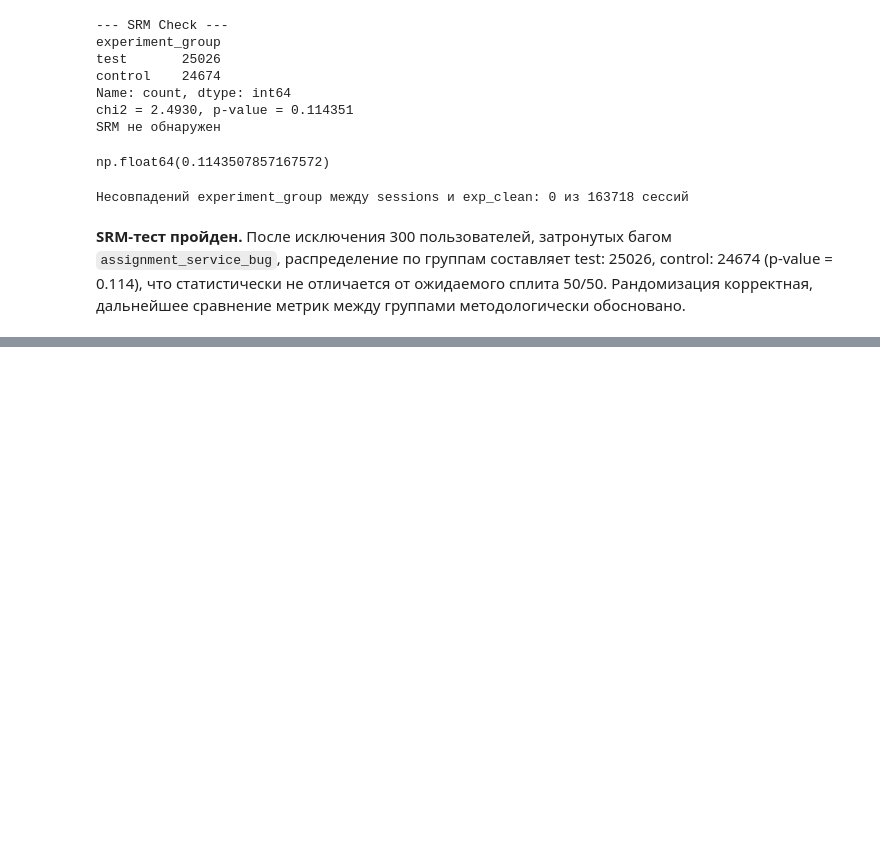
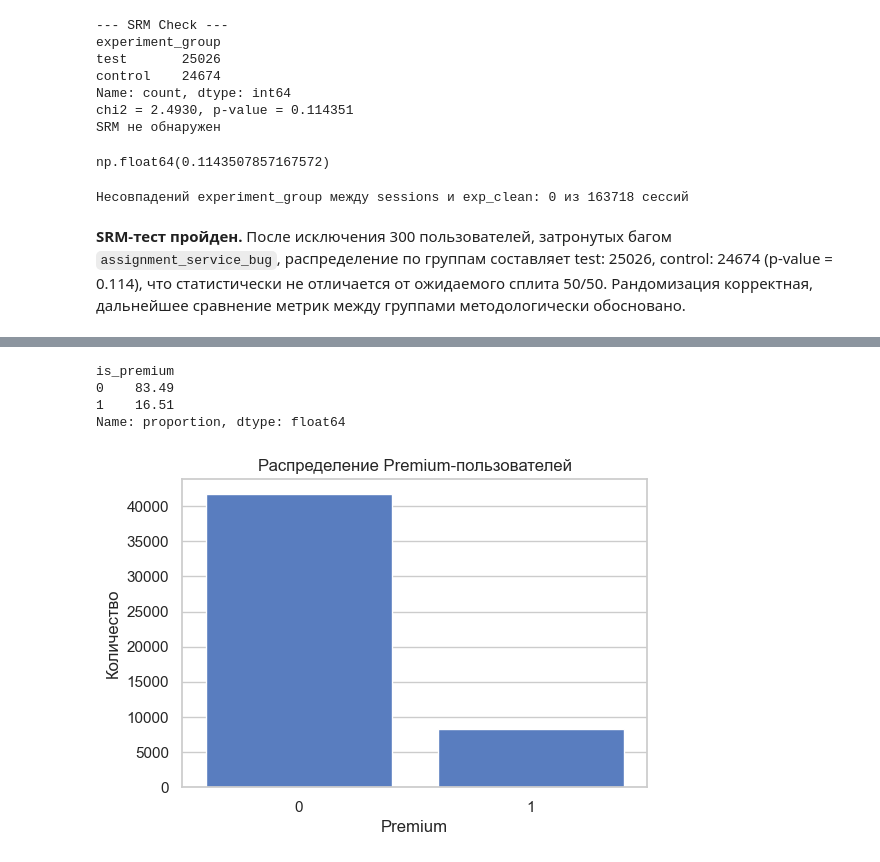
Before and after one commit to k0ist/The-Experts-Hackathon, a Jupyter notebook: The_Experts_Hackathon.ipynb, the cells around one changed output, grey strips where cells are left out. Drawn from its saved outputs; the diff is of its cells as text; code cells hidden in the pictures; blank space fills up the shorter version.

```diff
--- a/The_Experts_Hackathon.ipynb
+++ b/The_Experts_Hackathon.ipynb
@@ -296,0 +670,20 @@ chi2 p-value = 0.8083 ✅ ок
+# %%
+premium_share = ( users["is_premium"].value_counts(normalize=True)* 100)
+
+display(premium_share.round(2))
+
+plt.figure(figsize=(6,4))
+
+sns.countplot(data=users, x="is_premium")
+
+plt.title("Распределение Premium-пользователей")
+plt.xlabel("Premium")
+plt.ylabel("Количество")
+
+plt.show()
+# %% [output]
+is_premium
+0    83.49
+1    16.51
+Name: proportion, dtype: float64
+[figure, added]
```
Also changed, not shown: parts of 43 cells of this notebook.
